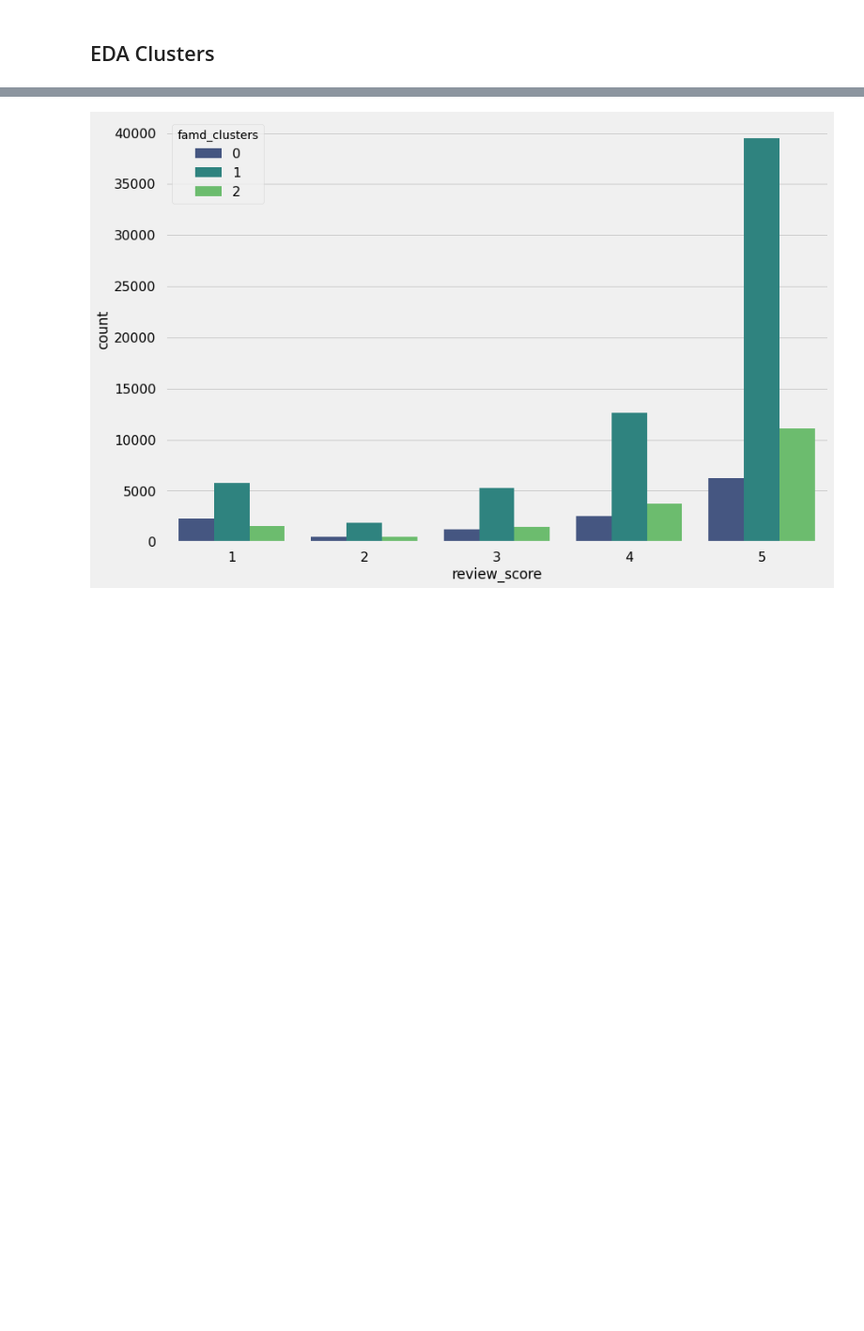
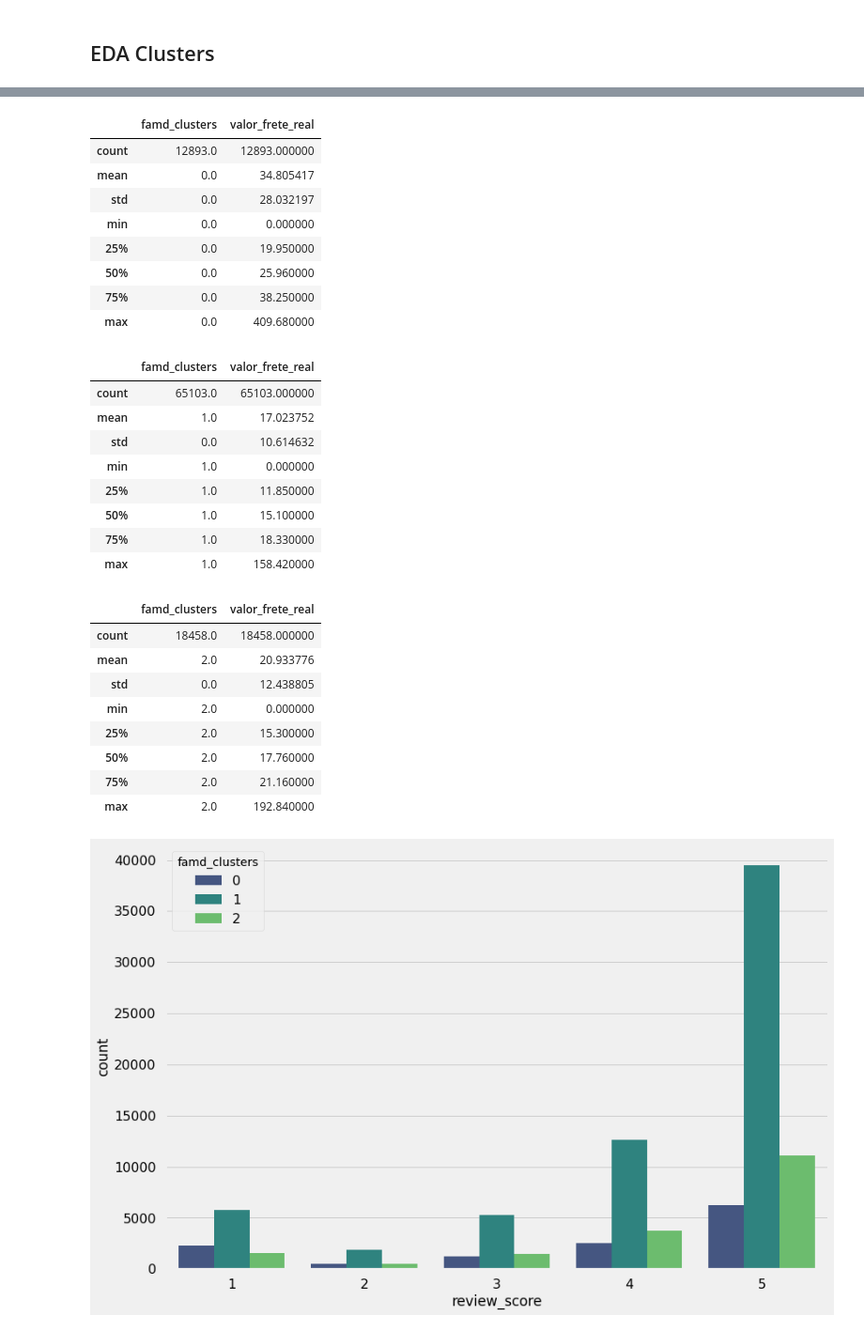
Before and after one commit to fabioismerim/consumer_score_prediction, a Jupyter notebook: clustering_approach/FAMD.ipynb, the cells around one changed output, grey strips where cells are left out. Shown at 94% size. Cells and saved outputs as stored; diff of their text form; code cells hidden in the pictures; blank space fills up the shorter version.

```diff
--- a/clustering_approach/FAMD.ipynb
+++ b/clustering_approach/FAMD.ipynb
@@ -307,0 +331,3 @@ plt.show()
+# %%
+frete = cluster_famd_profile[['famd_clusters', 'valor_frete_real']]
+frete.head()
@@ -308,3 +341,39 @@ plt.show()
+# %%
+frete_0 = frete[frete['famd_clusters'] == 0]
+frete_1 = frete[frete['famd_clusters'] == 1]
+frete_2 = frete[frete['famd_clusters'] == 2]
+# %%
+display(frete_0.describe())
+display(frete_1.describe())
+display(frete_2.describe())
+# %% [output]
+|  | famd_clusters | valor_frete_real |
+| count | 12893.0 | 12893.000000 |
+| mean | 0.0 | 34.805417 |
+| std | 0.0 | 28.032197 |
+| min | 0.0 | 0.000000 |
+| 25% | 0.0 | 19.950000 |
+| 50% | 0.0 | 25.960000 |
+| 75% | 0.0 | 38.250000 |
+| max | 0.0 | 409.680000 |
+|  | famd_clusters | valor_frete_real |
+| count | 65103.0 | 65103.000000 |
+| mean | 1.0 | 17.023752 |
+| std | 0.0 | 10.614632 |
+| min | 1.0 | 0.000000 |
+| 25% | 1.0 | 11.850000 |
+| 50% | 1.0 | 15.100000 |
+| 75% | 1.0 | 18.330000 |
+| max | 1.0 | 158.420000 |
+|  | famd_clusters | valor_frete_real |
+| count | 18458.0 | 18458.000000 |
+| mean | 2.0 | 20.933776 |
+| std | 0.0 | 12.438805 |
+| min | 2.0 | 0.000000 |
+| 25% | 2.0 | 15.300000 |
+| 50% | 2.0 | 17.760000 |
+| 75% | 2.0 | 21.160000 |
+| max | 2.0 | 192.840000 |
 # %%
 order = ["1", "2", "3", "4", "5"]
 sns.countplot(x = 'review_score',
```
Also changed, not shown: parts of 9 cells of this notebook, 1 other file.
